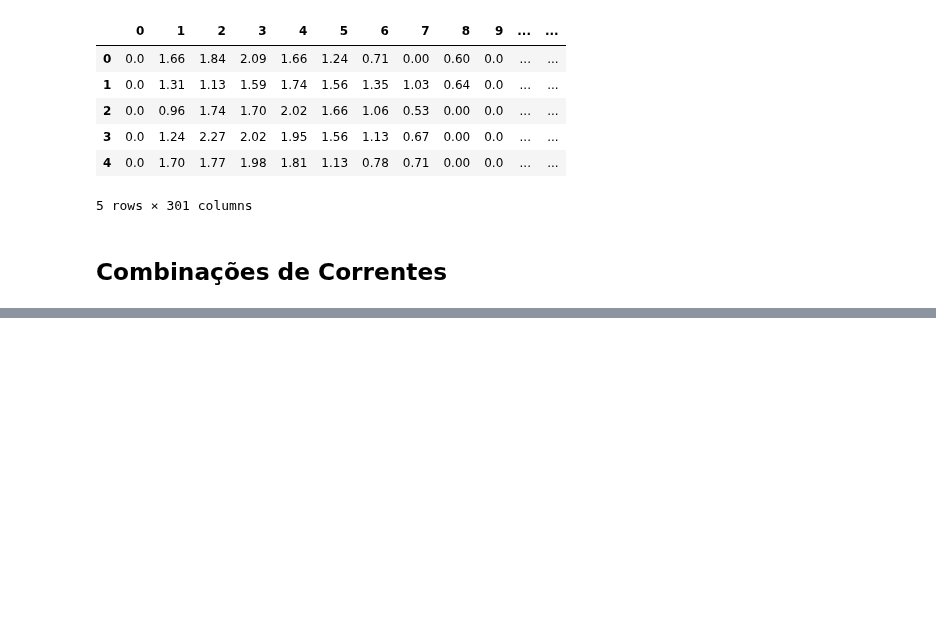
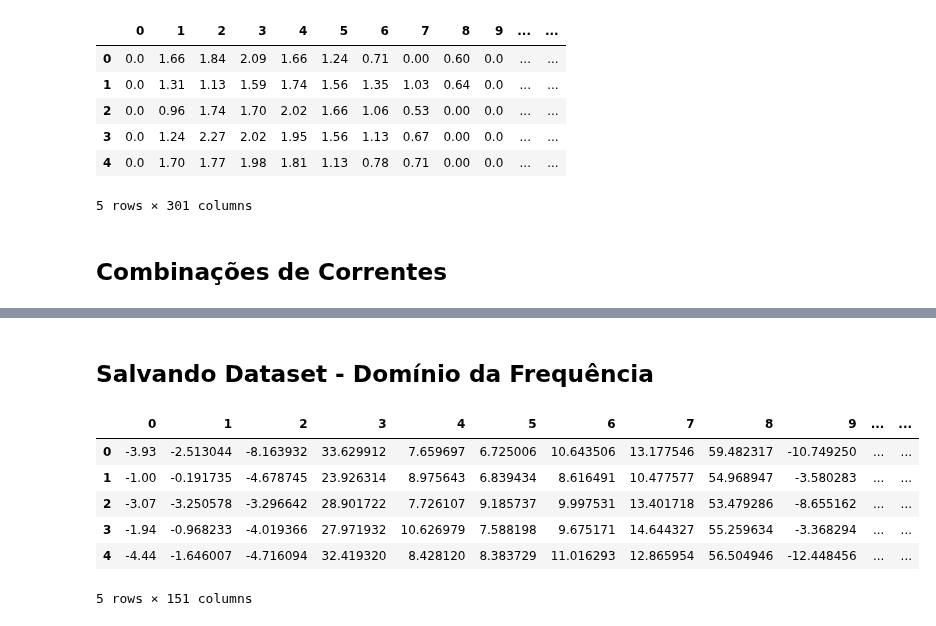
Before and after one commit to jpdol/ElectricCurrentRecognition, a Jupyter notebook: CreatingDataset/FrequencyDomain/DatasetAnalysis.ipynb, the cells around one changed output, grey strips where cells are left out. Saved outputs shown, nothing was run; the diff lists cells and outputs as text; code cells hidden in the pictures; blank space fills up the shorter version.

```diff
--- a/CreatingDataset/FrequencyDomain/DatasetAnalysis.ipynb
+++ b/CreatingDataset/FrequencyDomain/DatasetAnalysis.ipynb
@@ -91,2 +100,24 @@ See the caveats in the documentation: http://pandas.pydata.org/pandas-docs/stabl
 [figure]
 ... (11 outputs left out)
+# %% [markdown]
+## Salvando Dataset - Domínio da Frequência
+# %%
+frequency_dataset = []
+for i in range(len(matrix_dataset)):
+    signal = []
+    signal = list(matrix_dataset[i][:device_position])
+    frequency_dataset.append(list(np.fft.fft(signal).real[:n//2]))
+    frequency_dataset[i].append(matrix_dataset[i][device_position])
+
+
+#Novo dataset
+frequency_dataset = pd.DataFrame(frequency_dataset)
+frequency_dataset.head()
+# %% [output]
+|  | 0 | 1 | 2 | 3 | 4 | 5 | 6 | 7 | 8 | 9 | ... | ... |
+| 0 | -3.93 | -2.513044 | -8.163932 | 33.629912 | 7.659697 | 6.725006 | 10.643506 | 13.177546 | 59.482317 | -10.749250 | ... | ... |
+| 1 | -1.00 | -0.191735 | -4.678745 | 23.926314 | 8.975643 | 6.839434 | 8.616491 | 10.477577 | 54.968947 | -3.580283 | ... | ... |
+| 2 | -3.07 | -3.250578 | -3.296642 | 28.901722 | 7.726107 | 9.185737 | 9.997531 | 13.401718 | 53.479286 | -8.655162 | ... | ... |
+| 3 | -1.94 | -0.968233 | -4.019366 | 27.971932 | 10.626979 | 7.588198 | 9.675171 | 14.644327 | 55.259634 | -3.368294 | ... | ... |
+| 4 | -4.44 | -1.646007 | -4.716094 | 32.419320 | 8.428120 | 8.383729 | 11.016293 | 12.865954 | 56.504946 | -12.448456 | ... | ... |
+5 rows × 151 columns
```
Also changed, not shown: parts of 2 cells of this notebook, 1 other file.
